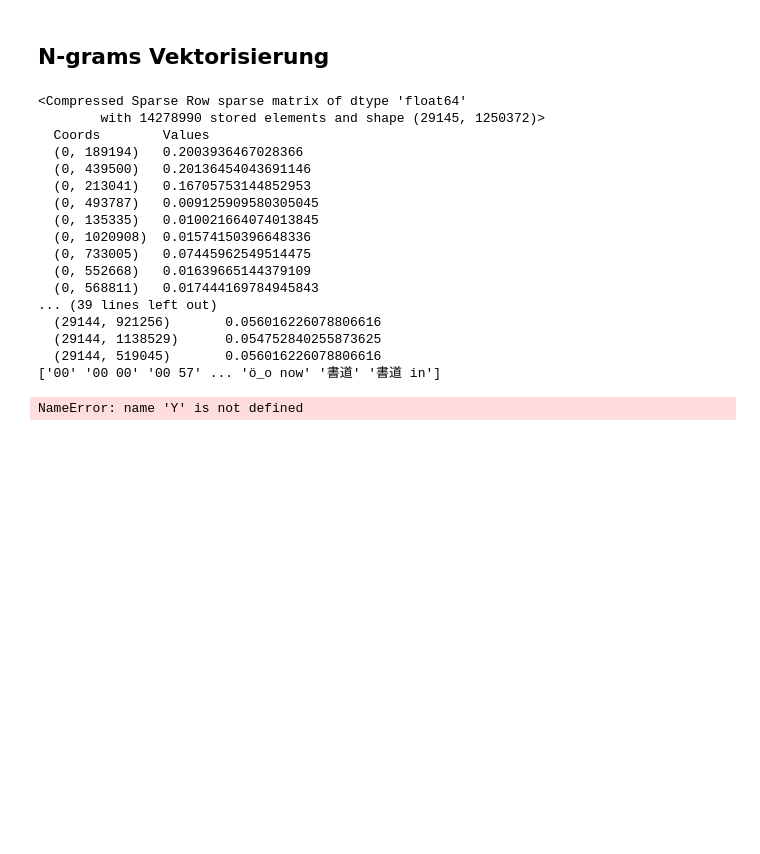
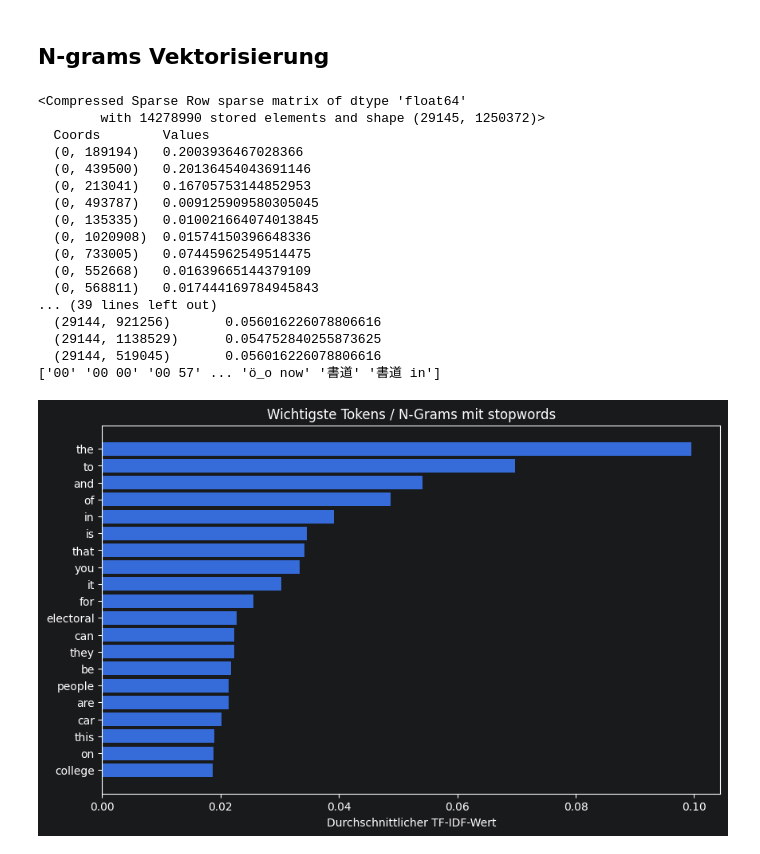
Before and after one commit to TheAmarok/Neue-Konzepte-Gruppe-9, a Jupyter notebook: Notebook.ipynb, the cells around one changed output. Saved outputs shown, nothing was run; the diff lists cells and outputs as text; code cells hidden in the pictures; blank space fills up the shorter version.

Commit message:
adds visualization and excludes stopwords

```diff
--- a/Notebook.ipynb
+++ b/Notebook.ipynb
@@ -1222,29 +1222,46 @@ feature_scores.sort_values(by='Gewichtung', ascending=False).head(40)
 # %%
 vectorizer = TfidfVectorizer(
     ngram_range=(1,2)
 )
 
 Z = vectorizer.fit_transform(df['text'])
 
 print(Z)
 
-print(vectorizer.get_feature_names_out())
+feature_names = vectorizer.get_feature_names_out()
+
+print(feature_names)
+
+# Durchschnittlichen TF-IDF-Wert pro Feature berechnen
+mean_tfidf = np.asarray(Z.mean(axis=0)).flatten()
+
+# Top 20 Features
+top_indices = mean_tfidf.argsort()[-20:][::-1]
+
+top_features = feature_names[top_indices]
+top_scores = mean_tfidf[top_indices]
+
+plt.figure(figsize=(10,6))
+plt.barh(top_features[::-1], top_scores[::-1])
+plt.xlabel("Durchschnittlicher TF-IDF-Wert")
+plt.title("Wichtigste Tokens / N-Grams mit stopwords")
+plt.show()
 # %% [output]
 <Compressed Sparse Row sparse matrix of dtype 'float64'
         with 14278990 stored elements and shape (29145, 1250372)>
   Coords        Values
   (0, 189194)   0.2003936467028366
   (0, 439500)   0.20136454043691146
   (0, 213041)   0.16705753144852953
   (0, 493787)   0.009125909580305045
   (0, 135335)   0.010021664074013845
   (0, 1020908)  0.01574150396648336
   (0, 733005)   0.07445962549514475
   (0, 552668)   0.01639665144379109
   (0, 568811)   0.017444169784945843
 ... (39 lines left out)
   (29144, 921256)       0.056016226078806616
   (29144, 1138529)      0.054752840255873625
   (29144, 519045)       0.056016226078806616
 ['00' '00 00' '00 57' ... 'ö_o now' '書道' '書道 in']
-NameError: name 'Y' is not defined
+[figure, added]
```
Also changed, not shown: parts of 1 cell of this notebook.
